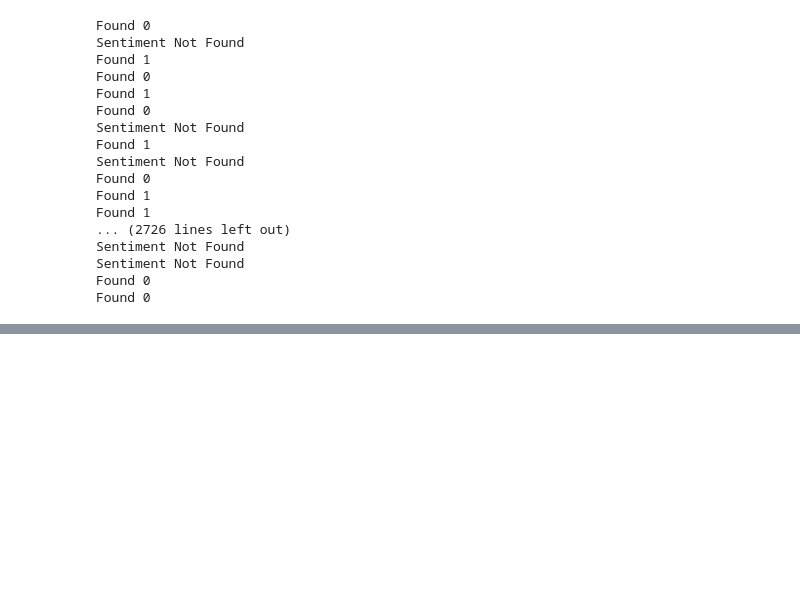
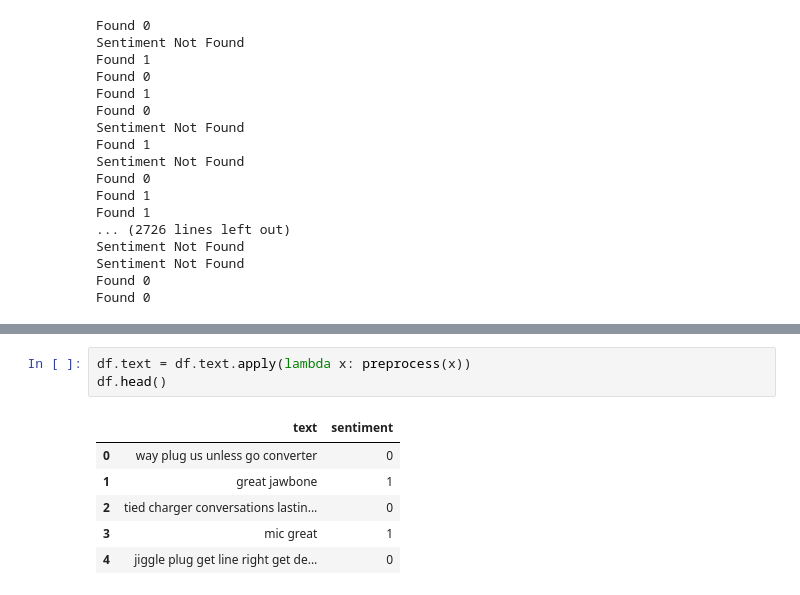
Before and after one commit to nsankacoder/Emotionaltrackingapplication, a Jupyter notebook: sentiment_analysis.ipynb, the cells around one changed output, grey strips where cells are left out. Drawn from its saved outputs; the diff is of its cells as text; blank space fills up the shorter version.

```diff
--- a/sentiment_analysis.ipynb
+++ b/sentiment_analysis.ipynb
@@ -59,0 +78,10 @@ df.Text[0]
+# %%
+df.text = df.text.apply(lambda x: preprocess(x))
+df.head()
+# %% [output]
+|  | text | sentiment |
+| 0 | way plug us unless go converter | 0 |
+| 1 | great jawbone | 1 |
+| 2 | tied charger conversations lastin... | 0 |
+| 3 | mic great | 1 |
+| 4 | jiggle plug get line right get de... | 0 |
```
Also changed, not shown: parts of 13 cells of this notebook.
